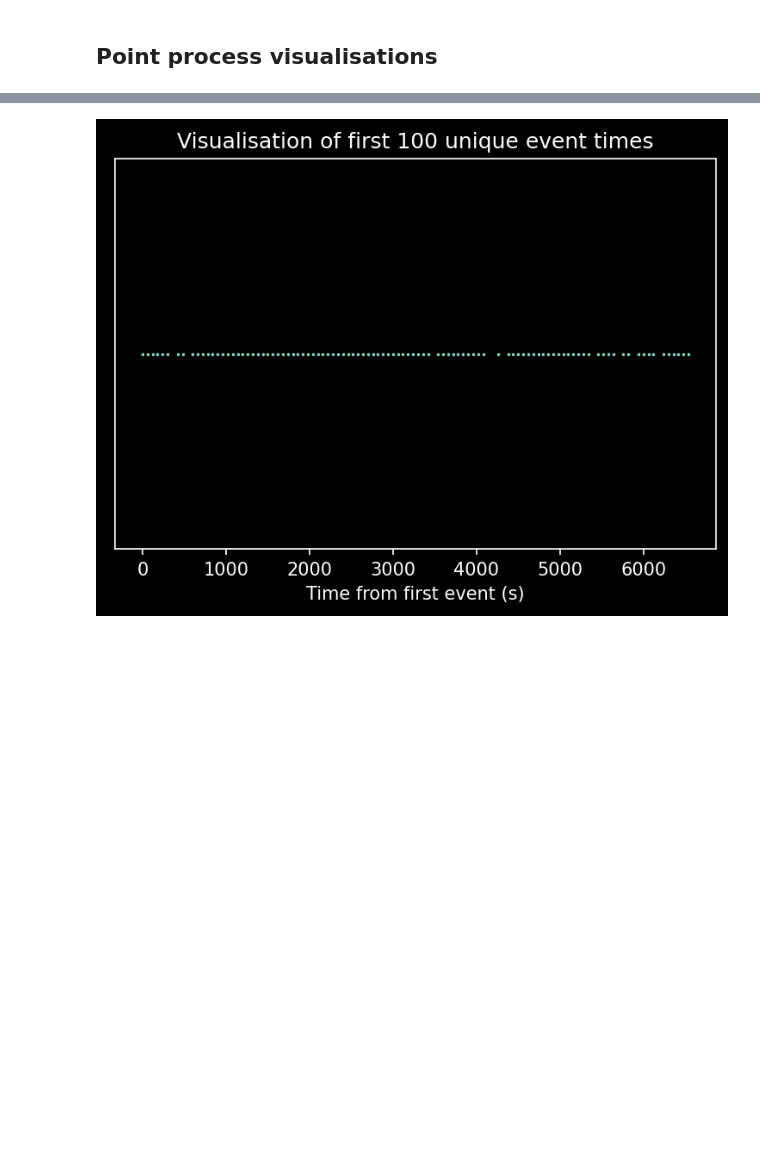
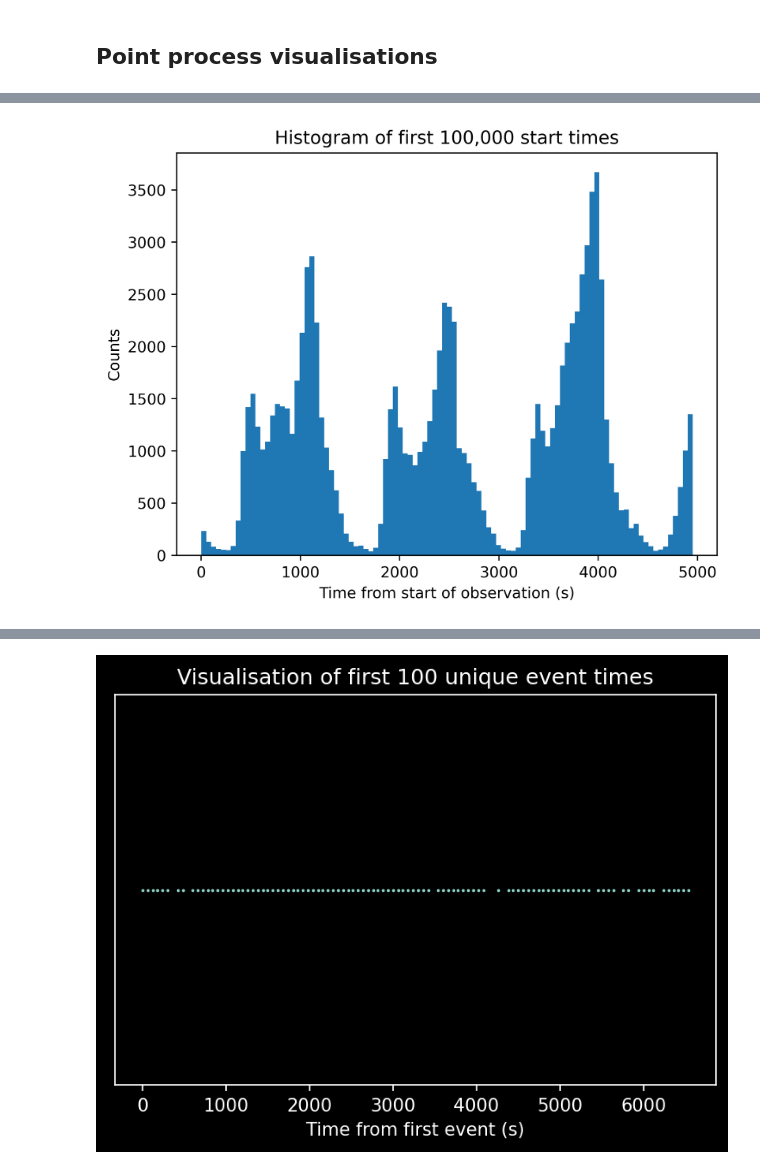
Before and after one commit to carlosaccp/Santander-SE-ME, a Jupyter notebook: code/EDA.ipynb, the cells around one changed output, grey strips where cells are left out. Drawn from its saved outputs; the diff is of its cells as text; code cells hidden in the pictures; blank space fills up the shorter version.

```diff
--- a/code/EDA.ipynb
+++ b/code/EDA.ipynb
@@ -171,0 +174,8 @@ True
+# %%
+plt.hist(bike_data.start_time[:100000], bins=100)
+plt.title("Histogram of first 100,000 start times")
+plt.ylabel("Counts")
+plt.xlabel("Time from start of observation (s)")
+plt.show()
+# %% [output]
+[figure, added]
```
Also changed, not shown: parts of 7 cells of this notebook, 20 other files.
